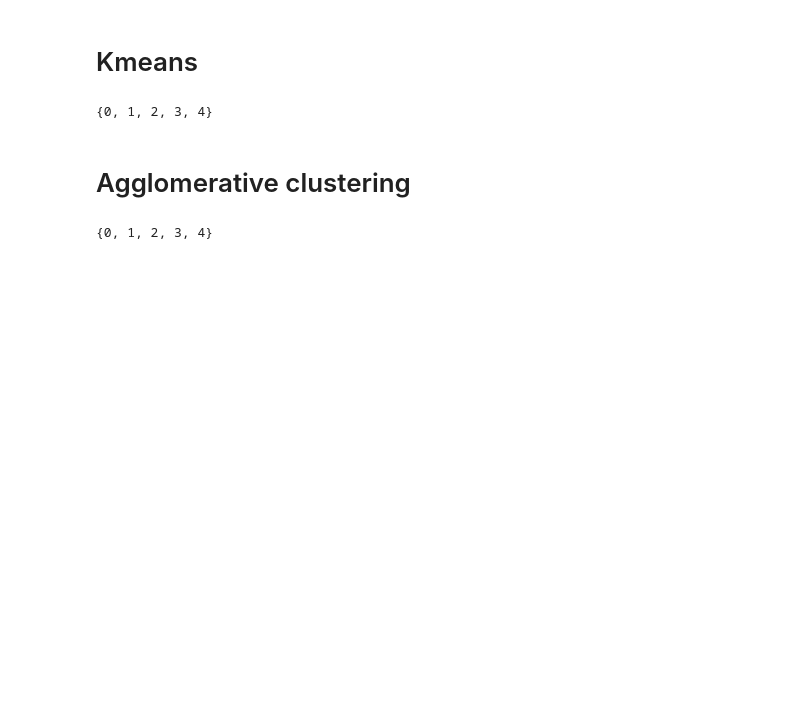
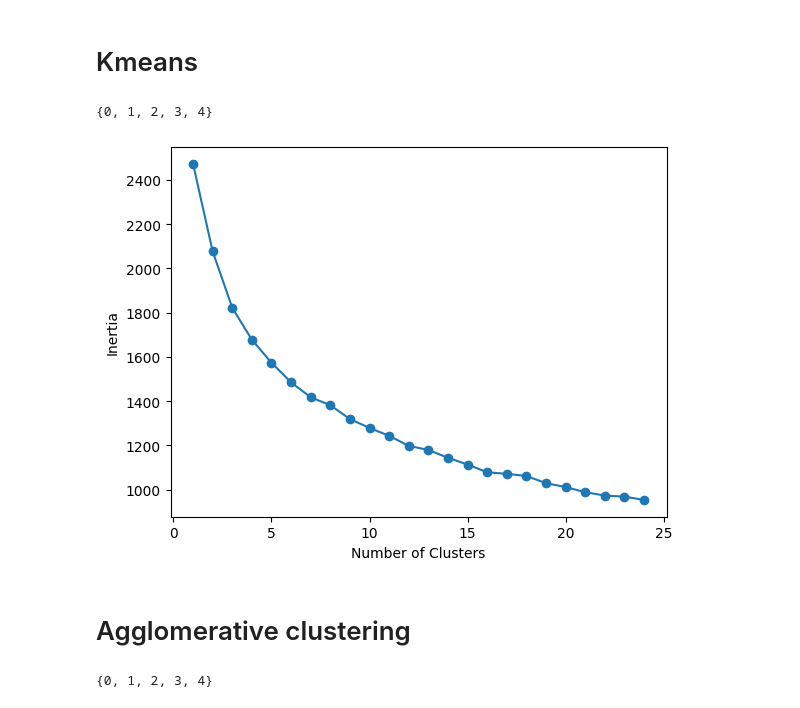
Before and after one commit to sanjeevtyagi170/tyagisx-projects, a Jupyter notebook: coursera-unsupervised.ipynb, the cells around one changed output. Saved outputs shown, nothing was run; the diff lists cells and outputs as text; code cells hidden in the pictures; blank space fills up the shorter version.

```diff
--- a/coursera-unsupervised.ipynb
+++ b/coursera-unsupervised.ipynb
@@ -253,20 +308,22 @@ set(kmeans.labels_)
 # %% [output]
 {0, 1, 2, 3, 4}
 # %%
-# # Plot to find optimal K
+# Plot to find optimal K
 
-# inertia = []
-# list_num_clusters = list(range(1,15))
-# for num_clusters in list_num_clusters:
-#     km = KMeans(n_clusters=num_clusters)
-#     km.fit(transformed_data)
-#     inertia.append(km.inertia_)
+inertia = []
+list_num_clusters = list(range(1,25))
+for num_clusters in list_num_clusters:
+    km = KMeans(n_clusters=num_clusters)
+    km.fit(transformed_data)
+    inertia.append(km.inertia_)
 
-# plt.plot(list_num_clusters,inertia)
-# plt.scatter(list_num_clusters,inertia)
-# plt.xlabel('Number of Clusters')
-# plt.ylabel('Inertia');
-# ### END SOLUTION
+plt.plot(list_num_clusters,inertia)
+plt.scatter(list_num_clusters,inertia)
+plt.xlabel('Number of Clusters')
+plt.ylabel('Inertia');
+### END SOLUTION
+# %% [output]
+[figure, added]
 # %% [markdown]
 # Agglomerative clustering
 # %%
```
Also changed, not shown: parts of 3 cells of this notebook.
